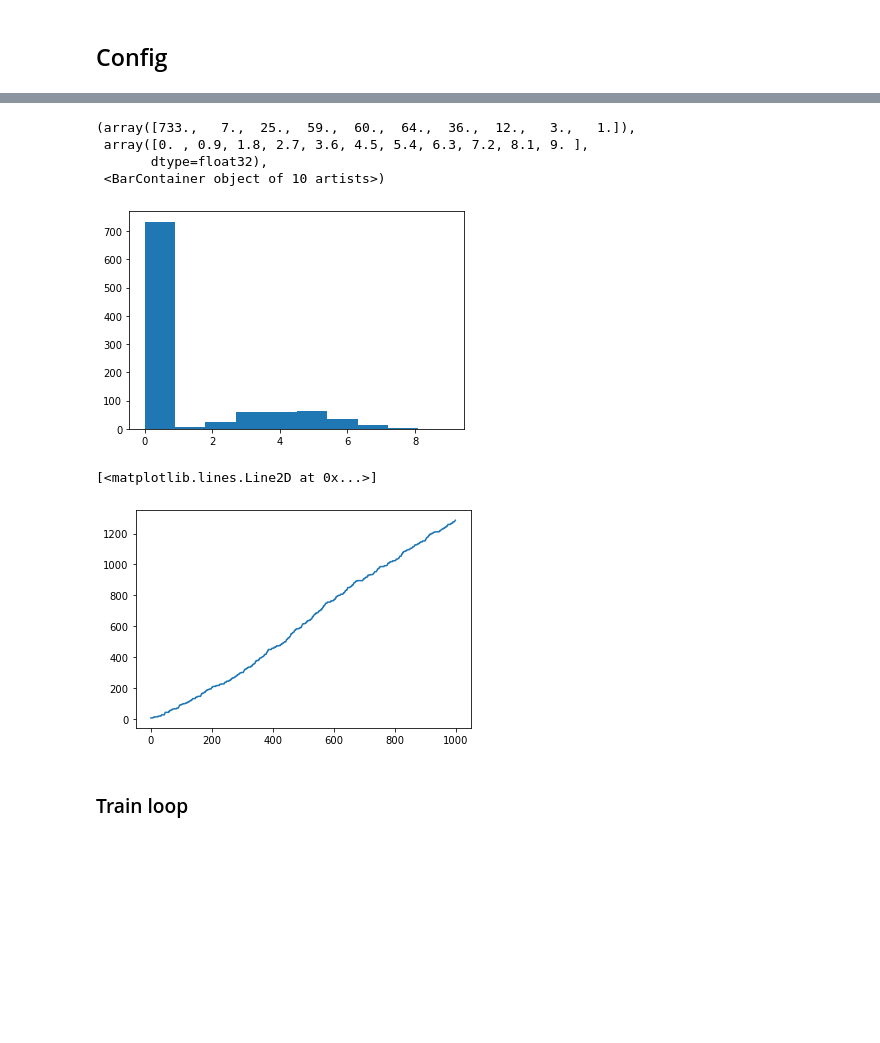
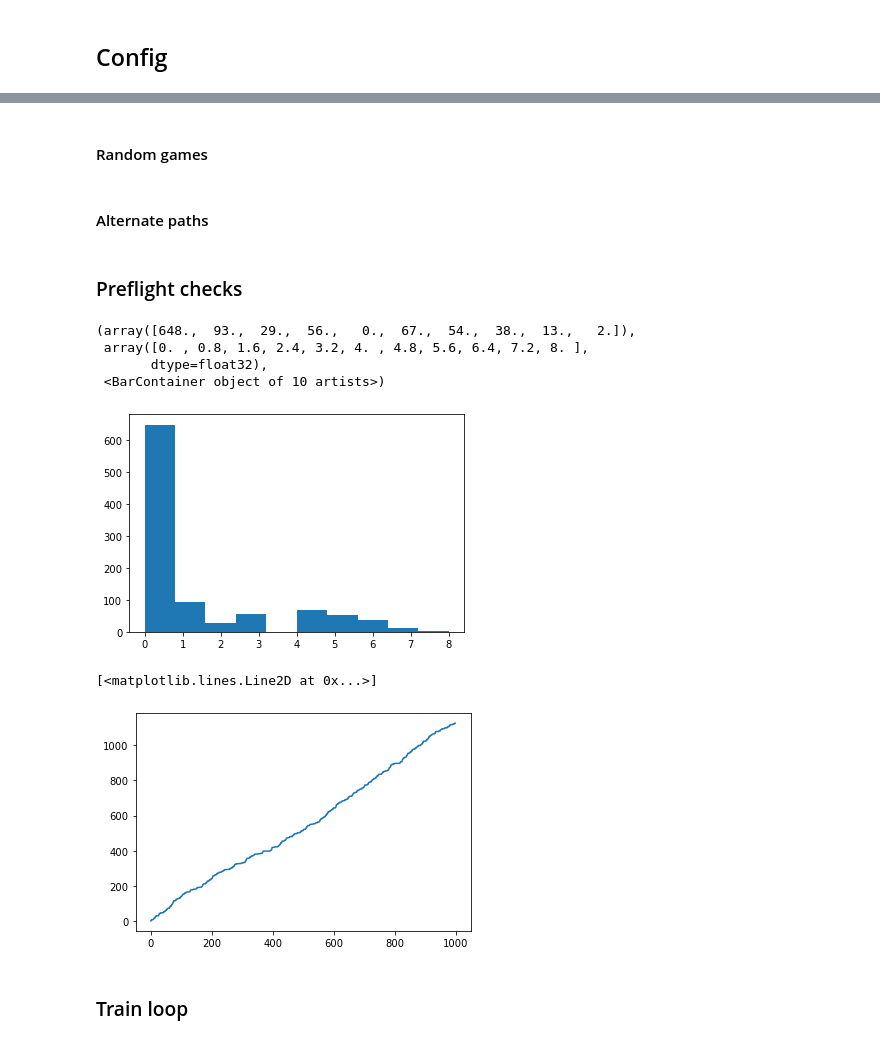
Before and after one commit to TeamDman/Vehicular-Game-Theory, a Jupyter notebook: platoongame/rage.ipynb, the cells around one changed output, grey strips where cells are left out. Cells and saved outputs as stored; diff of their text form; code cells hidden in the pictures; blank space fills up the shorter version.

```diff
--- a/platoongame/rage.ipynb
+++ b/platoongame/rage.ipynb
@@ -25,9 +25,9 @@ MAX_VEHICLES                        = 10     #@param {type:"integer"}
 MAX_VULNS                           = 3      #@param {type:"integer"}
 MAX_ATTACK                          = 2      #@param {type:"integer"}
 
-BATCH_SIZE                          = 100    #@param {type:"integer"}
+BATCH_SIZE                          = 1000    #@param {type:"integer"}
 MEMORY_SIZE                         = 10000  #@param {type:"integer"}
-MEMORY_WARMUP_STEPS                 = 20     #@param {type:"integer"} # scaled by batch size
+MEMORY_WARMUP_STEPS                 = 2000     #@param {type:"integer"} # scaled by batch size
 
 TRAIN_STEPS                         = 25     #@param {type:"integer"}
 EXPLORATION_STEPS_PER_TRAIN_STEP    = 1      #@param {type:"integer"} # scaled by batch size
@@ -237,9 +424,12 @@ def sample_memory(batch_size: int) -> TransitionBatch:
+# %% [markdown]
+#### Random games
 # %%
-states = get_random_starting_state_batch(BATCH_SIZE)
+states = get_random_starting_state_batch(BATCH_SIZE).to(DEVICE)
 
-for _ in tqdm(range(MEMORY_WARMUP_STEPS)):
+# perform random exploration for one set of state sequences
+for _ in tqdm(range(MEMORY_WARMUP_STEPS // 4)):
     # random exploration
-    defender_actions = get_random_defender_actions(states)
+    defender_actions = get_exploring_defender_actions(states)
     next_states = apply_defender_actions(states, defender_actions)
     attacker_actions = get_attacker_actions(next_states)
     next_states = apply_attacker_actions(next_states, attacker_actions)
@@ -262,18 +452,51 @@ for _ in tqdm(range(MEMORY_WARMUP_STEPS)):
     # reset environment for terminal states
     states = next_states.clone()
     states[terminals] = get_random_starting_state_batch(int(terminals.sum()))
+# %% [markdown]
+#### Alternate paths
+# %%
+# using random states from the memory, see what would happen if we took different actions at those states
+for _ in tqdm(range(MEMORY_WARMUP_STEPS // 4 * 3)):
+    states = sample_memory(memory, BATCH_SIZE).states
+
+    # random exploration
+    defender_actions = get_exploring_defender_actions(states)
+    next_states = apply_defender_actions(states, defender_actions)
+    attacker_actions = get_attacker_actions(next_states)
+    next_states = apply_attacker_actions(next_states, attacker_actions)
+    rewards = get_defender_utilities(next_states)
+    terminals = rewards == 0
+
+    # track next states as empty if terminal
+    next_states[terminals] = get_empty_state()
+
+    # save each transition in the batch to memory
+    for i in range(BATCH_SIZE):
+        memory.append(Transition(
+            state=states[i],
+            action=defender_actions[i],
+            reward=rewards[i],
+            next_state=next_states[i],
+            terminal=torch.as_tensor(rewards[i] == 0),
+        ))
+
+    # reset environment for terminal states
+    states = next_states.clone()
+    states[terminals] = get_random_starting_state_batch(int(terminals.sum()))
+# %% [markdown]
+### Preflight checks
 # %%
-plt.hist(sample_memory(1000).rewards.numpy())
+plt.hist(sample_memory(memory, 1000).rewards.numpy())
 # %% [output]
-(array([733.,   7.,  25.,  59.,  60.,  64.,  36.,  12.,   3.,   1.]),
- array([0. , 0.9, 1.8, 2.7, 3.6, 4.5, 5.4, 6.3, 7.2, 8.1, 9. ],
+(array([648.,  93.,  29.,  56.,   0.,  67.,  54.,  38.,  13.,   2.]),
+ array([0. , 0.8, 1.6, 2.4, 3.2, 4. , 4.8, 5.6, 6.4, 7.2, 8. ],
        dtype=float32),
  <BarContainer object of 10 artists>)
-[figure, old version]
+[figure, new version]
 # %%
-plt.plot(sample_memory(1000).rewards.cumsum(0).numpy())
+plt.plot(sample_memory(memory, 1000).rewards.cumsum(0).numpy())
 # %% [output]
 [<matplotlib.lines.Line2D at 0x...>]
-[figure, old version]
+[figure, new version]
 # %% [markdown]
 ### Train loop
```
Also changed, not shown: parts of 46 cells of this notebook.
